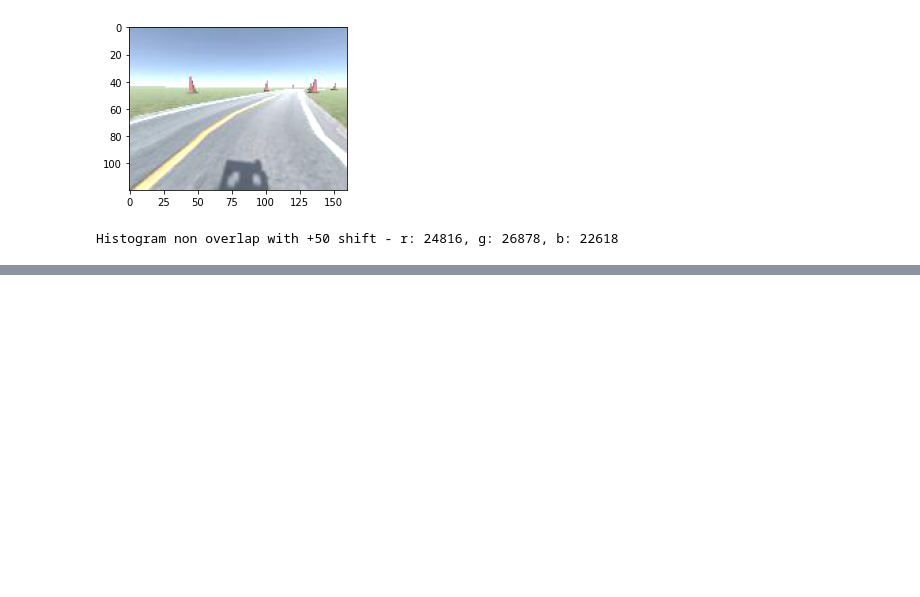
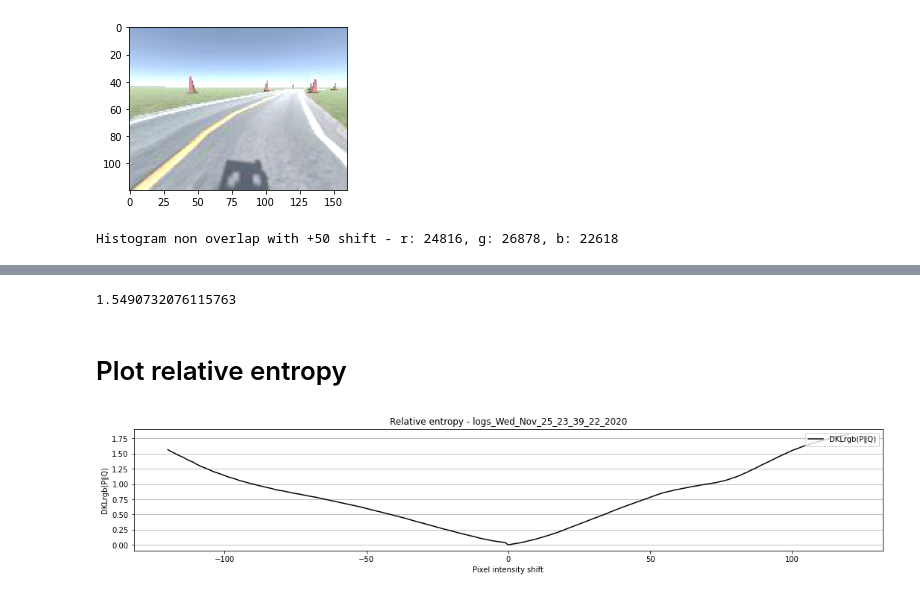
Before and after one commit to dsikar/notebooks, a Jupyter notebook: RGBMeans.ipynb, the cells around one changed output, grey strips where cells are left out. Cells and saved outputs as stored; diff of their text form; code cells hidden in the pictures; blank space fills up the shorter version.

```diff
--- a/RGBMeans.ipynb
+++ b/RGBMeans.ipynb
@@ -697,0 +627,75 @@ Total area overlap, one pixel shift - r: 17635, g: 17941, b: 17707
+# %%
+def relative_entropy(img, shift):
+  """
+  Compute the relative entropy between two distributions
+  Inputs
+    img: RGB image array
+    shift: integer, amount of shift to apply to image
+  Outputs
+    bd: float, relative entropy
+  Example
+    from PIL import Image
+    imgpath = 'logs_Wed_Nov_25_23_39_22_2020/1105_cam-image_array_.jpg'
+    img = Image.open(imgpath)
+    print(relative_entropy(img, 10))
+  """
+  import numpy as np
+  # find normalising factor t_p (total pixels)
+  img = np.array(img)
+  imgdims = img.shape
+  k = 1
+  for i in range(len(imgdims)):
+    k = k * imgdims[i]
+  # apply shift
+  img_shift, rgbmean, rgbstd, rgbvar = shiftRGBValues(img, shift, shift, shift)
+  # get histograms
+  count_r, count_g, count_b = rgb_img_hists(img)
+  shift_count_r, shift_count_g, shift_count_b = rgb_img_hists(img_shift)
+  # added term to avoid division by 0
+  epsilon = 1
+  # compute relative entropy
+  re = 0
+  for i in range(0, len(count_r)):
+    shift_r = epsilon if shift_count_r[i] == 0 else shift_count_r[i]
+    shift_g = epsilon if shift_count_g[i] == 0 else shift_count_g[i]
+    shift_b = epsilon if shift_count_b[i] == 0 else shift_count_b[i]
+    cnt_r = epsilon if count_r[i] == 0 else count_r[i]
+    cnt_g = epsilon if count_g[i] == 0 else count_g[i]
+    cnt_b = epsilon if count_b[i] == 0 else count_b[i]
+    re = re + count_r[i] / k * np.log10(cnt_r / shift_r)
+    re = re + count_g[i] / k * np.log10(cnt_g / shift_g)
+    re = re + count_b[i] / k * np.log10(cnt_b / shift_b)
+  return re
+
+from PIL import Image
+imgpath = 'logs_Wed_Nov_25_23_39_22_2020/1105_cam-image_array_.jpg'
+img = Image.open(imgpath)
+print(relative_entropy(img, 100))
+# %% [output]
+1.5490732076115763
+# %% [markdown]
+# Plot relative entropy
+# %%
+from PIL import Image
+imgpath = 'logs_Wed_Nov_25_23_39_22_2020/1105_cam-image_array_.jpg'
+img = Image.open(imgpath)
+relents = []
+for i in range(-120, 121):
+  relent = relative_entropy(img, i)
+  relents.append([i, relent])
+
+relents = np.array(relents)
+import matplotlib.pyplot as plt
+plt.plot(relents[:,0], relents[:,1], label='DKLrgb(P∥Q)', color="black")
+
+plt.ylabel('DKLrgb(P∥Q)')
+plt.xlabel('Pixel intensity shift')
+
+mytitle = 'Relative entropy - logs_Wed_Nov_25_23_39_22_2020'
+plt.title(mytitle)
+plt.grid(axis='y')
+
+plt.legend(loc='upper right')
+plt.show()
+# %% [output]
+[figure, added]
```
Also changed, not shown: parts of 33 cells of this notebook.
